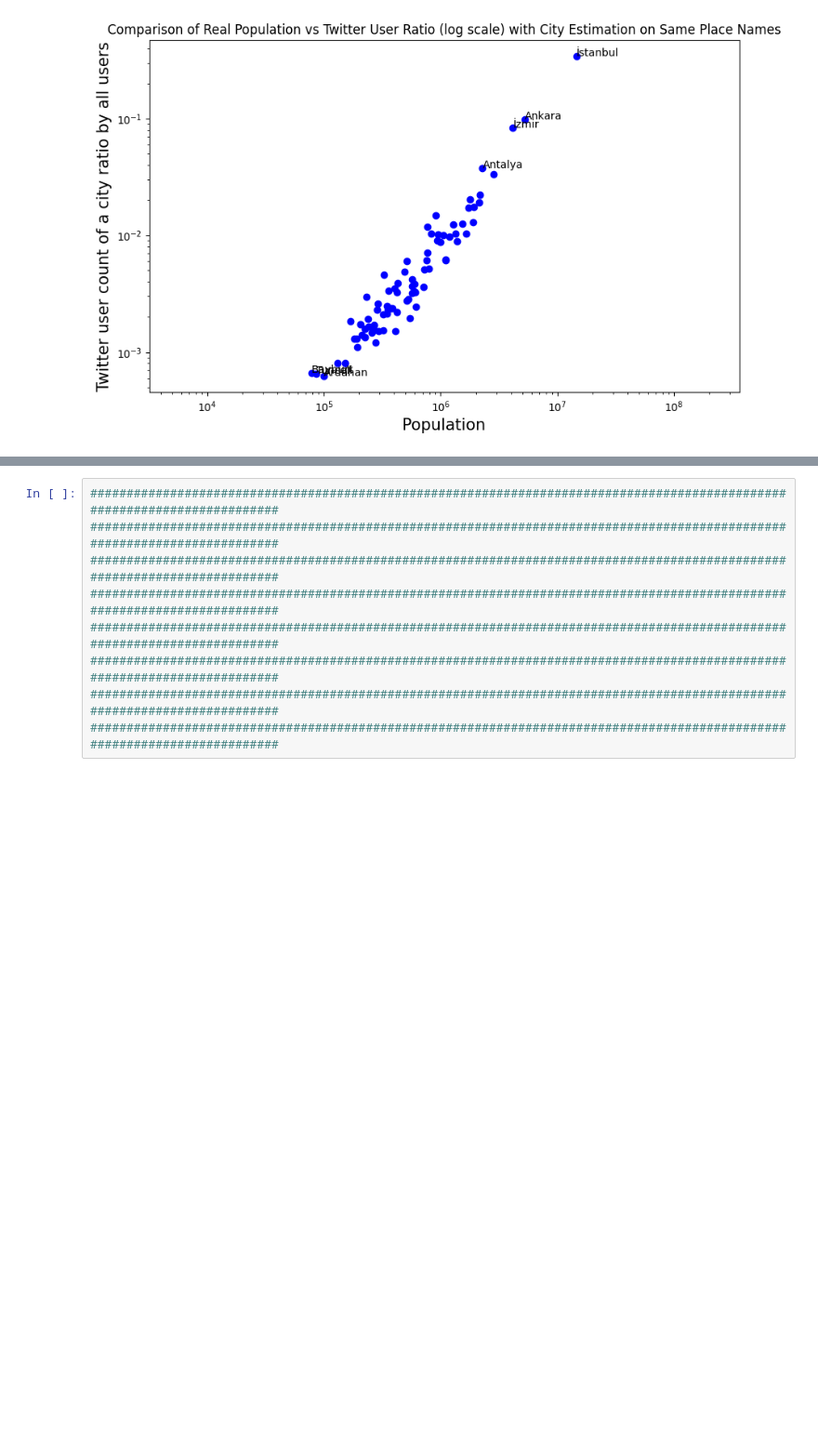
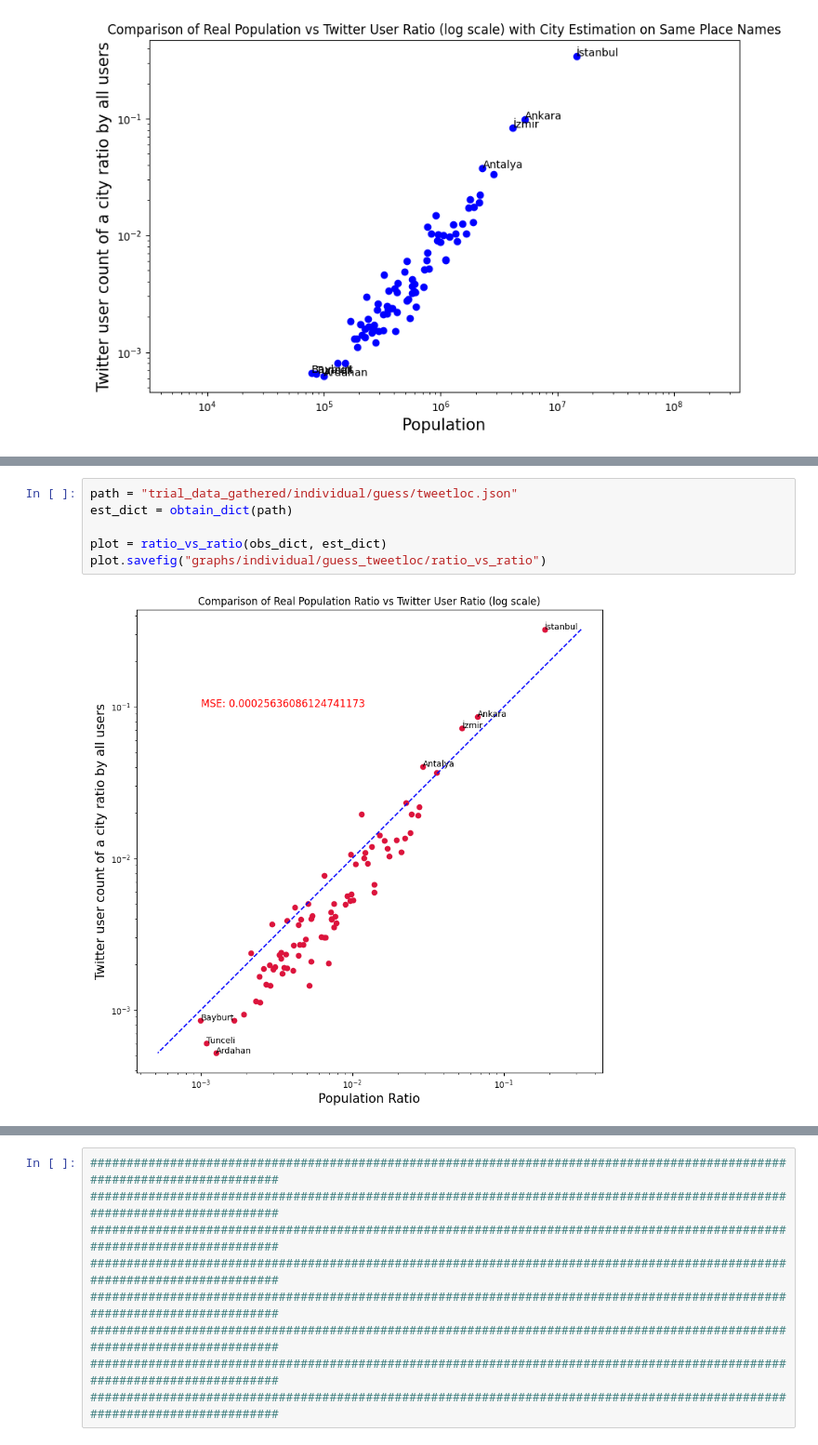
Before and after one commit to alpYener123/FindGeoLocation, a Jupyter notebook: extracting_graphs.ipynb, the cells around one changed output, grey strips where cells are left out. Shown at 93% size. Saved outputs shown, nothing was run; the diff lists cells and outputs as text; blank space fills up the shorter version.

```diff
--- a/extracting_graphs.ipynb
+++ b/extracting_graphs.ipynb
@@ -209,0 +217,8 @@ plot.savefig("graphs/individual/guess_userloc/ratio_vs_real")
+# %%
+path = "trial_data_gathered/individual/guess/tweetloc.json"
+est_dict = obtain_dict(path)
+
+plot = ratio_vs_ratio(obs_dict, est_dict)
+plot.savefig("graphs/individual/guess_tweetloc/ratio_vs_ratio")
+# %% [output]
+[figure, added]
```
Also changed, not shown: parts of 22 cells of this notebook, 19 other files.
